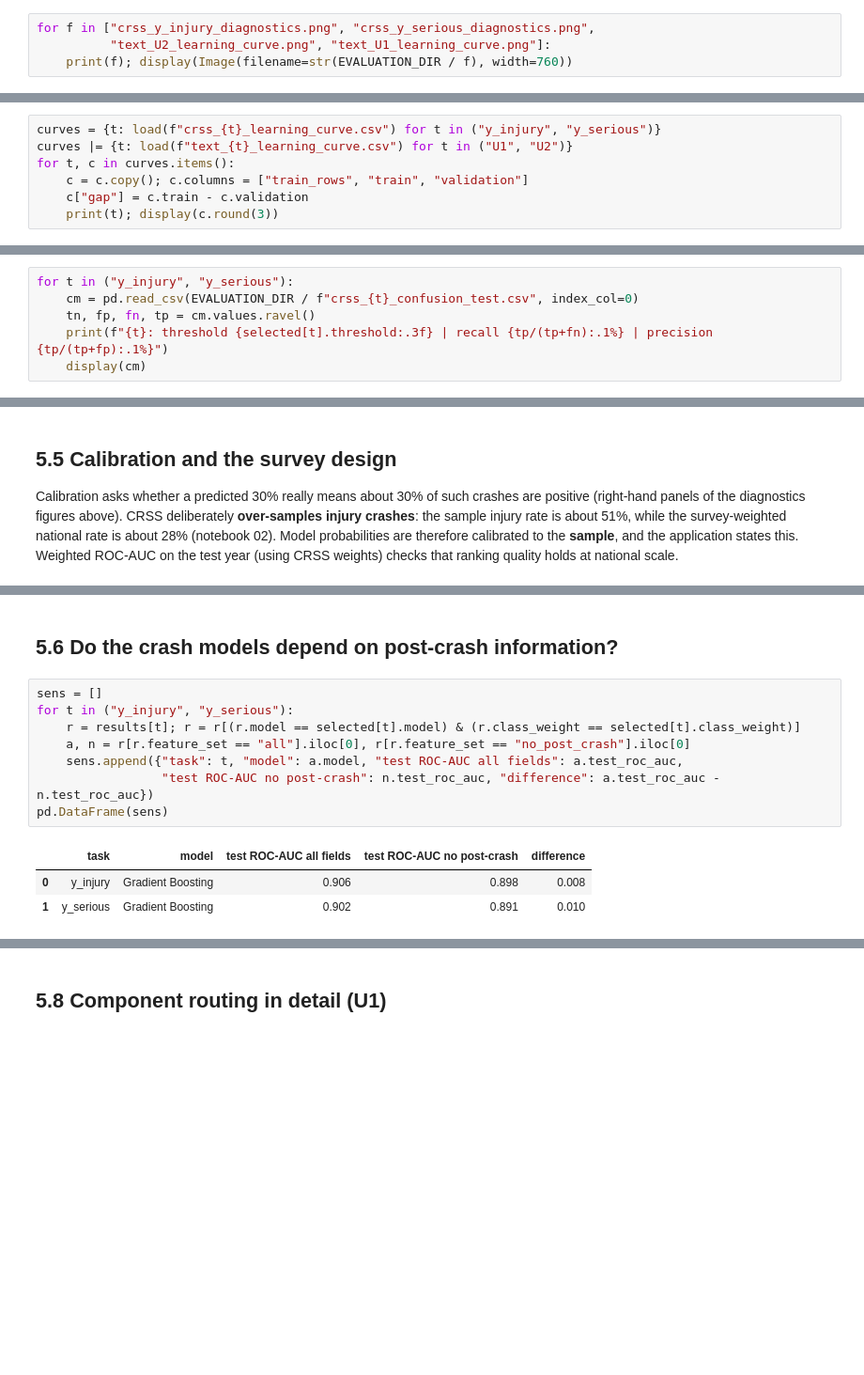
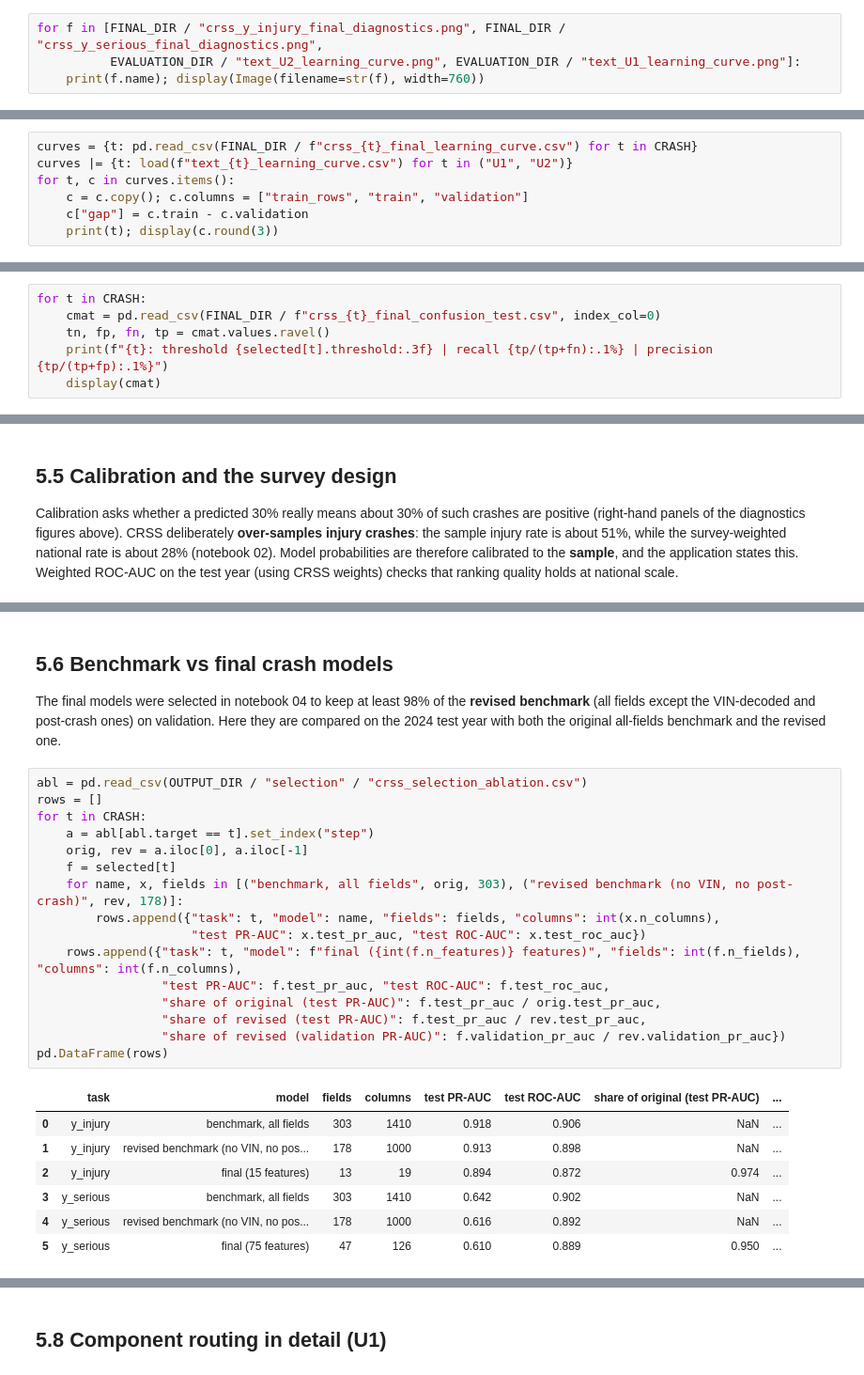
Before and after one commit to delanomullings7771-sys/vehicle-safety-intelligence, a Jupyter notebook: notebooks/05_Evaluation.ipynb, the cells around one changed output, grey strips where cells are left out. Shown at 94% size. Drawn from its saved outputs; the diff is of its cells as text; blank space fills up the shorter version.

```diff
--- a/notebooks/05_Evaluation.ipynb
+++ b/notebooks/05_Evaluation.ipynb
@@ -89,5 +127,5 @@ Each selected model is refitted on growing fractions of the training data. Overf
 # %%
-for f in ["crss_y_injury_diagnostics.png", "crss_y_serious_diagnostics.png",
-          "text_U2_learning_curve.png", "text_U1_learning_curve.png"]:
-    print(f); display(Image(filename=str(EVALUATION_DIR / f), width=760))
+for f in [FINAL_DIR / "crss_y_injury_final_diagnostics.png", FINAL_DIR / "crss_y_serious_final_diagnostics.png",
+          EVALUATION_DIR / "text_U2_learning_curve.png", EVALUATION_DIR / "text_U1_learning_curve.png"]:
+    print(f.name); display(Image(filename=str(f), width=760))
 # %% [output]
@@ -100,7 +138,7 @@ text_U2_learning_curve.png
 text_U1_learning_curve.png
 [figure]
 # %%
-curves = {t: load(f"crss_{t}_learning_curve.csv") for t in ("y_injury", "y_serious")}
+curves = {t: pd.read_csv(FINAL_DIR / f"crss_{t}_final_learning_curve.csv") for t in CRASH}
 curves |= {t: load(f"text_{t}_learning_curve.csv") for t in ("U1", "U2")}
 for t, c in curves.items():
     c = c.copy(); c.columns = ["train_rows", "train", "validation"]
@@ -158,9 +196,9 @@ pd.DataFrame(stab)
 # %% [markdown]
 ## 5.4 Decisions at the chosen threshold (S1, S2)
 # %%
-for t in ("y_injury", "y_serious"):
-    cm = pd.read_csv(EVALUATION_DIR / f"crss_{t}_confusion_test.csv", index_col=0)
-    tn, fp, fn, tp = cm.values.ravel()
+for t in CRASH:
+    cmat = pd.read_csv(FINAL_DIR / f"crss_{t}_final_confusion_test.csv", index_col=0)
+    tn, fp, fn, tp = cmat.values.ravel()
     print(f"{t}: threshold {selected[t].threshold:.3f} | recall {tp/(tp+fn):.1%} | precision {tp/(tp+fp):.1%}")
-    display(cm)
+    display(cmat)
 # %% [output]
@@ -190,15 +228,28 @@ pd.DataFrame([{"task": t, "test ROC-AUC (sample)": selected[t].test_roc_auc,
 # %% [markdown]
-## 5.6 Do the crash models depend on post-crash information?
+## 5.6 Benchmark vs final crash models
+The final models were selected in notebook 04 to keep at least 98% of the **revised benchmark** (all fields except the VIN-decoded and post-crash ones) on validation. Here they are compared on the 2024 test year with both the original all-fields benchmark and the revised one.
 # %%
-sens = []
-for t in ("y_injury", "y_serious"):
-    r = results[t]; r = r[(r.model == selected[t].model) & (r.class_weight == selected[t].class_weight)]
-    a, n = r[r.feature_set == "all"].iloc[0], r[r.feature_set == "no_post_crash"].iloc[0]
-    sens.append({"task": t, "model": a.model, "test ROC-AUC all fields": a.test_roc_auc,
-                 "test ROC-AUC no post-crash": n.test_roc_auc, "difference": a.test_roc_auc - n.test_roc_auc})
-pd.DataFrame(sens)
+abl = pd.read_csv(OUTPUT_DIR / "selection" / "crss_selection_ablation.csv")
+rows = []
+for t in CRASH:
+    a = abl[abl.target == t].set_index("step")
+    orig, rev = a.iloc[0], a.iloc[-1]
+    f = selected[t]
+    for name, x, fields in [("benchmark, all fields", orig, 303), ("revised benchmark (no VIN, no post-crash)", rev, 178)]:
+        rows.append({"task": t, "model": name, "fields": fields, "columns": int(x.n_columns),
+                     "test PR-AUC": x.test_pr_auc, "test ROC-AUC": x.test_roc_auc})
+    rows.append({"task": t, "model": f"final ({int(f.n_features)} features)", "fields": int(f.n_fields), "columns": int(f.n_columns),
+                 "test PR-AUC": f.test_pr_auc, "test ROC-AUC": f.test_roc_auc,
+                 "share of original (test PR-AUC)": f.test_pr_auc / orig.test_pr_auc,
+                 "share of revised (test PR-AUC)": f.test_pr_auc / rev.test_pr_auc,
+                 "share of revised (validation PR-AUC)": f.validation_pr_auc / rev.validation_pr_auc})
+pd.DataFrame(rows)
 # %% [output]
-|  | task | model | test ROC-AUC all fields | test ROC-AUC no post-crash | difference |
-| 0 | y_injury | Gradient Boosting | 0.906 | 0.898 | 0.008 |
-| 1 | y_serious | Gradient Boosting | 0.902 | 0.891 | 0.010 |
+|  | task | model | fields | columns | test PR-AUC | test ROC-AUC | share of original (test PR-AUC) | ... |
+| 0 | y_injury | benchmark, all fields | 303 | 1410 | 0.918 | 0.906 | NaN | ... |
+| 1 | y_injury | revised benchmark (no VIN, no pos... | 178 | 1000 | 0.913 | 0.898 | NaN | ... |
+| 2 | y_injury | final (15 features) | 13 | 19 | 0.894 | 0.872 | 0.974 | ... |
+| 3 | y_serious | benchmark, all fields | 303 | 1410 | 0.642 | 0.902 | NaN | ... |
+| 4 | y_serious | revised benchmark (no VIN, no pos... | 178 | 1000 | 0.616 | 0.892 | NaN | ... |
+| 5 | y_serious | final (75 features) | 47 | 126 | 0.610 | 0.889 | 0.950 | ... |
 # %% [markdown]
```
Also changed, not shown: parts of 27 cells of this notebook, 56 other files.
